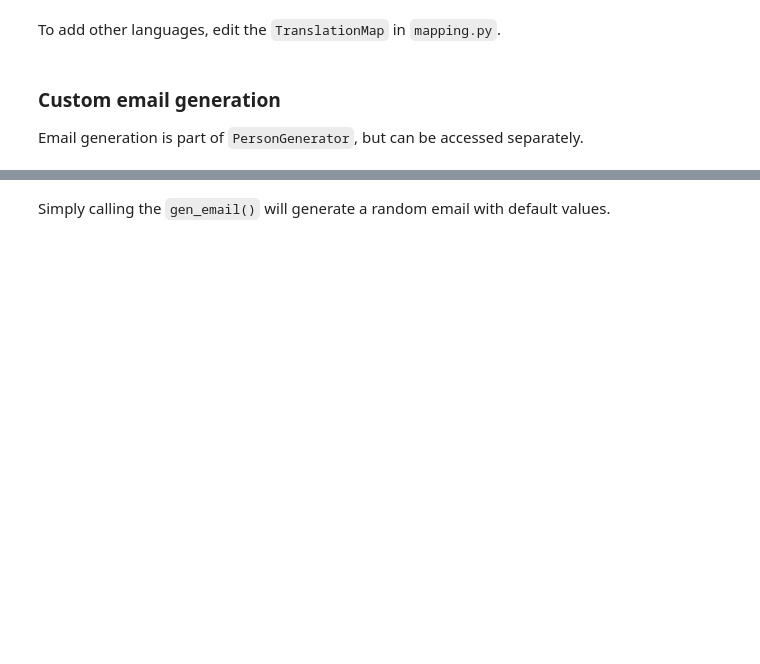
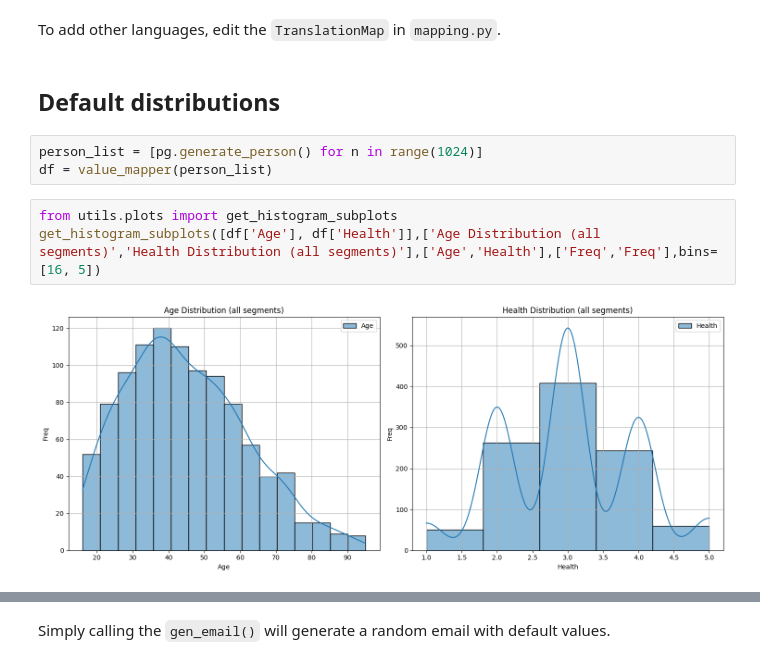
Before and after one commit to wlinds/tpme, a Jupyter notebook: demo.ipynb, the cells around one changed output, grey strips where cells are left out. Drawn from its saved outputs; the diff is of its cells as text; blank space fills up the shorter version.

```diff
--- a/demo.ipynb
+++ b/demo.ipynb
@@ -39,6 +77,12 @@ value_mapper(multiple_samples, language="swedish")
 # %% [markdown]
 To add other languages, edit the `TranslationMap` in `mapping.py`.
-# %% [markdown]
-### Custom email generation
-
-Email generation is part of `PersonGenerator`, but can be accessed separately.
+# %% [markdown]
+## Default distributions
+# %%
+person_list = [pg.generate_person() for n in range(1024)]
+df = value_mapper(person_list)
+# %%
+from utils.plots import get_histogram_subplots
+get_histogram_subplots([df['Age'], df['Health']],['Age Distribution (all segments)','Health Distribution (all segments)'],['Age','Health'],['Freq','Freq'],bins=[16, 5])
+# %% [output]
+[figure, added]
```
Also changed, not shown: parts of 27 cells of this notebook.
